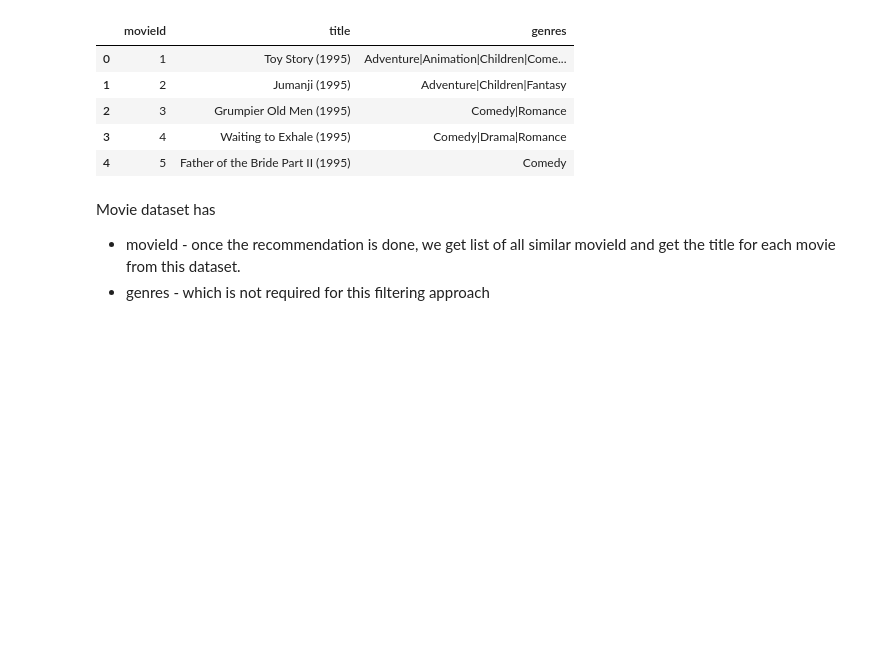
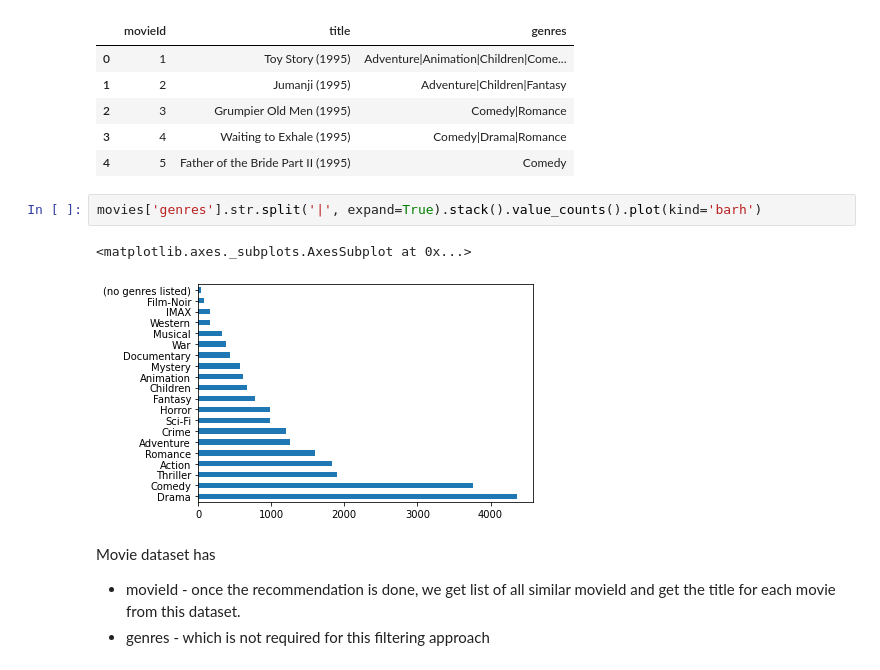
Before and after one commit to shabeeb248/movie-recommendation-using-KNN, a Jupyter notebook: movie_recommendation_using_KNN.ipynb, the cells around one changed output. Cells and saved outputs as stored; diff of their text form; blank space fills up the shorter version.

```diff
--- a/movie_recommendation_using_KNN.ipynb
+++ b/movie_recommendation_using_KNN.ipynb
@@ -42,6 +42,11 @@ movies.head()
 | 2 | 3 | Grumpier Old Men (1995) | Comedy|Romance |
 | 3 | 4 | Waiting to Exhale (1995) | Comedy|Drama|Romance |
 | 4 | 5 | Father of the Bride Part II (1995) | Comedy |
+# %%
+movies['genres'].str.split('|', expand=True).stack().value_counts().plot(kind='barh')
+# %% [output]
+<matplotlib.axes._subplots.AxesSubplot at 0x...>
+[figure, added]
 # %% [markdown]
 Movie dataset has
 * movieId - once the recommendation is done, we get list of all similar movieId and get the title for each movie from this dataset.
```
